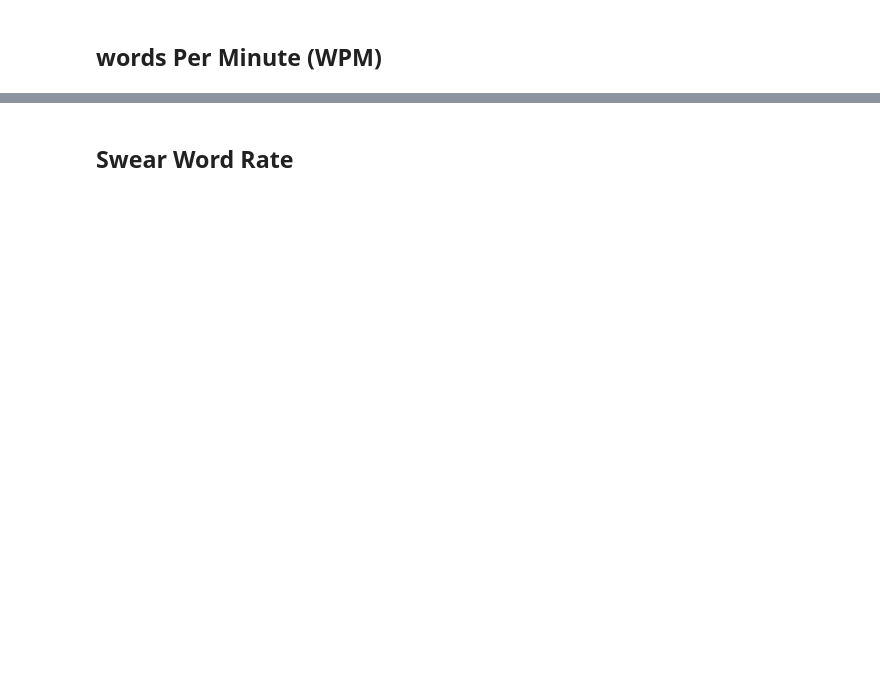
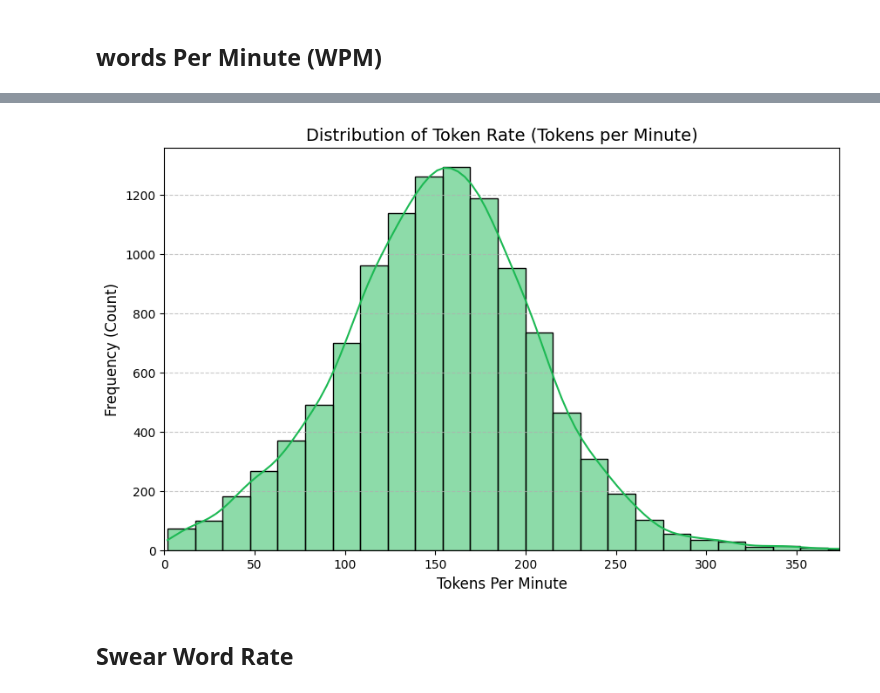
Before and after one commit to Syreel/DataMining, a Jupyter notebook: data_feature_engineering.ipynb, the cells around one changed output, grey strips where cells are left out. Cells and saved outputs as stored; diff of their text form; code cells hidden in the pictures; blank space fills up the shorter version.

```diff
--- a/data_feature_engineering.ipynb
+++ b/data_feature_engineering.ipynb
@@ -227,7 +402,7 @@ Artist's Release Pacing Features:
 # %%
 # 1. Calculate the estimated Total Characters (the numerator)
 # This serves as the proxy for total syllables delivered.
-total_characters = df['n_tokens']
+total_tokens = df['n_tokens']
 
 # 2. Calculate the Duration in Minutes (easier for division)
 duration_minutes = df['duration_ms'] / 60000
@@ -235,8 +410,8 @@ duration_minutes = df['duration_ms'] / 60000
 # 3. Calculate the Final Characters Per Minute (CPM)
 # Note: This is mathematically equivalent to your single-line formula.
 # We calculate it this way to improve readability and avoid potential syntax errors.
-df['Characters_Per_Minute'] = total_characters / duration_minutes
+df['tokens_per_minute'] = total_tokens / duration_minutes
 
 # Check the new feature
-print(df[['name_artist', 'title', 'n_tokens', 'duration_ms', 'Characters_Per_Minute']].head())
+print(df[['name_artist', 'title', 'n_tokens', 'duration_ms', 'tokens_per_minute']].head())
 # %% [output]
@@ -249,3 +433,33 @@ print(df[['name_artist', 'title', 'n_tokens', 'duration_ms', 'Characters_Per_Min
+# %%
+plt.figure(figsize=(10, 6))
+
+# Plot the histogram and the smoothed KDE line
+sns.histplot(
+    data=df,
+    x='tokens_per_minute',
+    kde=True,
+    bins=50,  # Use more bins for better granularity
+    color='#1DB954' # Spotify Green color
+)
+
+# Set the title and labels
+plt.title('Distribution of Token Rate (Tokens per Minute)', fontsize=14)
+plt.xlabel('Tokens Per Minute', fontsize=12)
+plt.ylabel('Frequency (Count)', fontsize=12)
+
+# Optional: Set a reasonable X-axis limit to filter out extreme outliers
+# which can skew the visual representation of the main distribution.
+# This line attempts to set the limit around the 99.5th percentile.
+try:
+    x_limit = df['tokens_per_minute'].quantile(0.995) * 1.1
+    plt.xlim(left=0, right=x_limit)
+except:
+    pass # Use default limits if quantile calculation fails
+
+plt.grid(axis='y', linestyle='--', alpha=0.7)
+plt.show()
+# %% [output]
+[figure, added]
 # %% [markdown]
 ## Swear Word Rate
 # %%
```
Also changed, not shown: parts of 18 cells of this notebook, 3 other files.
